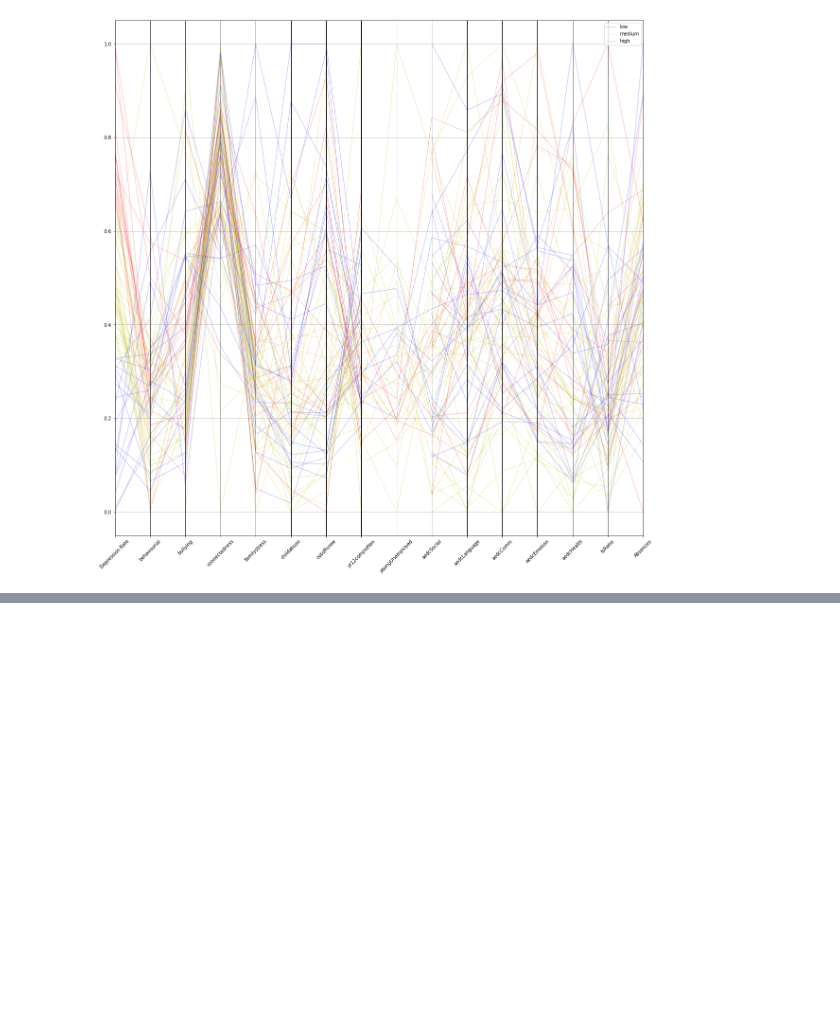
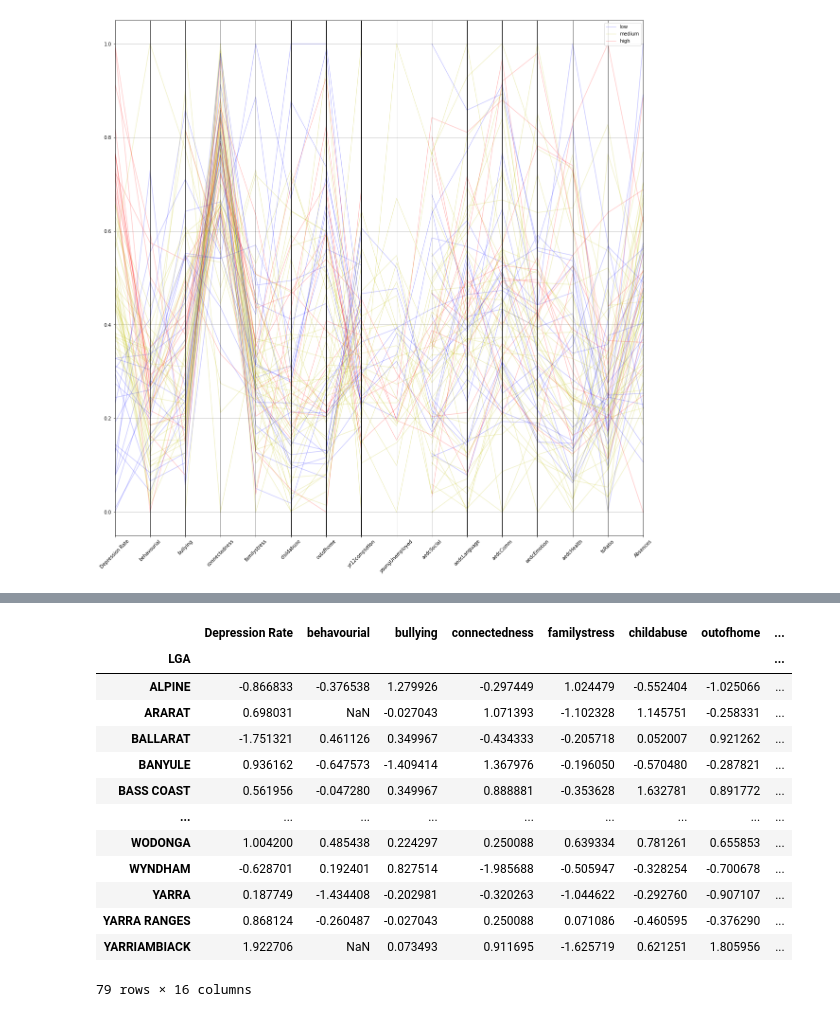
Before and after one commit to owowouwu/Youth-DS-Project, a Jupyter notebook: analysis2.ipynb, the cells around one changed output, grey strips where cells are left out. Drawn from its saved outputs; the diff is of its cells as text; code cells hidden in the pictures; blank space fills up the shorter version.

```diff
--- a/analysis2.ipynb
+++ b/analysis2.ipynb
@@ -5,12 +5,14 @@ import numpy as np
 import seaborn as sns
 import geopandas as gpd
 from sklearn.feature_selection import mutual_info_regression as mi_reg
+from sklearn.preprocessing import StandardScaler
 from pandas.plotting import parallel_coordinates
 
 dhsData = pd.read_csv("./wrangled/DHS_data.csv", index_col = "DHS AREA")
 lgaData = pd.read_csv("./wrangled/LGA_data.csv", index_col = "LGA")
 depressionDHS = pd.read_csv("./wrangled/depression2018DHS.csv", index_col = "DHS AREA")
 depressionLGA = pd.read_csv("./wrangled/depression.csv", index_col = "LGA")
+std_scaler = StandardScaler()
 # %%
 plt.figure(figsize = (30,30))
 sns.pairplot(dhsData)
@@ -259,0 +217,19 @@ max(rankDf)
+# %%
+zScores = pd.DataFrame(std_scaler.fit_transform(lgaData), columns = lgaData.columns, index = lgaData.index)
+# %%
+zScores
+# %% [output]
+|  | Depression Rate | behavourial | bullying | connectedness | familystress | childabuse | outofhome | ... |
+| LGA |  |  |  |  |  |  |  | ... |
+| ALPINE | -0.866833 | -0.376538 | 1.279926 | -0.297449 | 1.024479 | -0.552404 | -1.025066 | ... |
+| ARARAT | 0.698031 | NaN | -0.027043 | 1.071393 | -1.102328 | 1.145751 | -0.258331 | ... |
+| BALLARAT | -1.751321 | 0.461126 | 0.349967 | -0.434333 | -0.205718 | 0.052007 | 0.921262 | ... |
+| BANYULE | 0.936162 | -0.647573 | -1.409414 | 1.367976 | -0.196050 | -0.570480 | -0.287821 | ... |
+| BASS COAST | 0.561956 | -0.047280 | 0.349967 | 0.888881 | -0.353628 | 1.632781 | 0.891772 | ... |
+| ... | ... | ... | ... | ... | ... | ... | ... | ... |
+| WODONGA | 1.004200 | 0.485438 | 0.224297 | 0.250088 | 0.639334 | 0.781261 | 0.655853 | ... |
+| WYNDHAM | -0.628701 | 0.192401 | 0.827514 | -1.985688 | -0.505947 | -0.328254 | -0.700678 | ... |
+| YARRA | 0.187749 | -1.434408 | -0.202981 | -0.320263 | -1.044622 | -0.292760 | -0.907107 | ... |
+| YARRA RANGES | 0.868124 | -0.260487 | -0.027043 | 0.250088 | 0.071086 | -0.460595 | -0.376290 | ... |
+| YARRIAMBIACK | 1.922706 | NaN | 0.073493 | 0.911695 | -1.625719 | 0.621251 | 1.805956 | ... |
+79 rows × 16 columns
```
Also changed, not shown: parts of 17 cells of this notebook, 6 other files.
